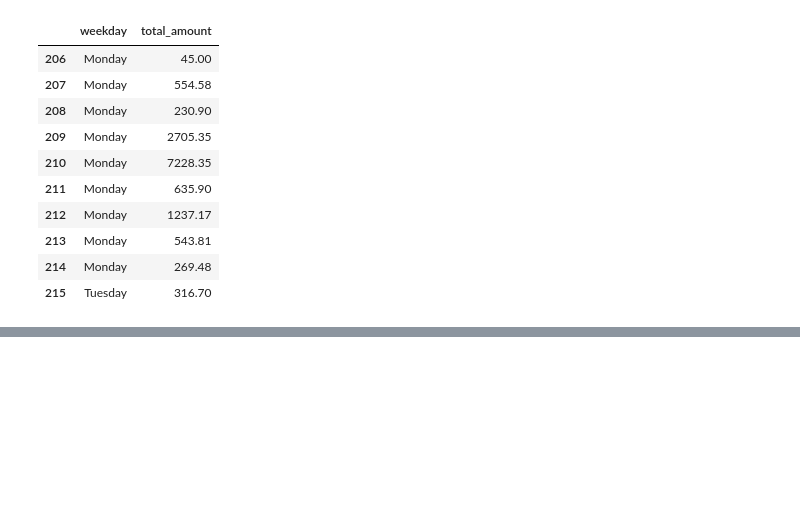
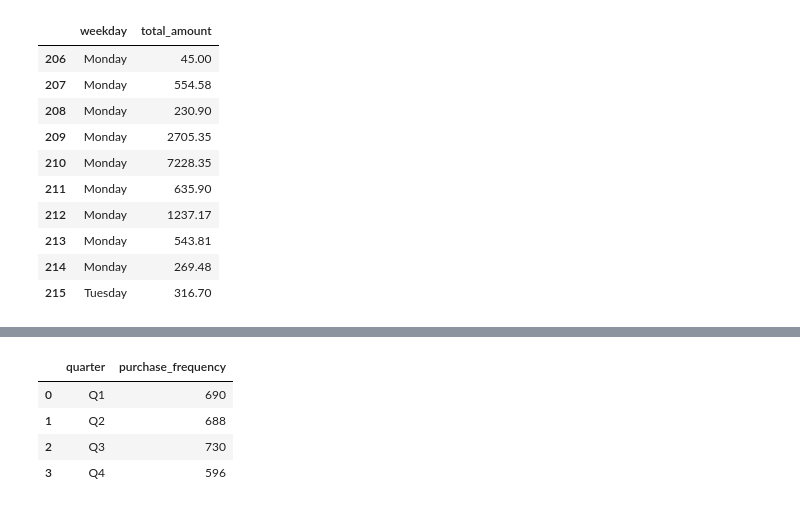
Before and after one commit to yichuang25/Forecasting-Project-Sales, a Jupyter notebook: Analysis&Modeling/Analysis(09-10)_continued.ipynb, the cells around one changed output, grey strips where cells are left out. Cells and saved outputs as stored; diff of their text form; code cells hidden in the pictures; blank space fills up the shorter version.

```diff
--- a/Analysis&Modeling/Analysis(09-10)_continued.ipynb
+++ b/Analysis&Modeling/Analysis(09-10)_continued.ipynb
@@ -66,0 +104,11 @@ sales1_amount.head(10)
+# %%
+sales1_byQuarter = sales1.groupby('quarter', as_index = False).count()
+sales1_byQuarter = sales1_byQuarter.drop(columns = ['date', 'hour', 'weekday'])
+sales1_byQuarter = sales1_byQuarter.rename(columns = {'total_amount':'purchase_frequency'})
+sales1_byQuarter.head(10)
+# %% [output]
+|  | quarter | purchase_frequency |
+| 0 | Q1 | 690 |
+| 1 | Q2 | 688 |
+| 2 | Q3 | 730 |
+| 3 | Q4 | 596 |
```
Also changed, not shown: parts of 8 cells of this notebook.
